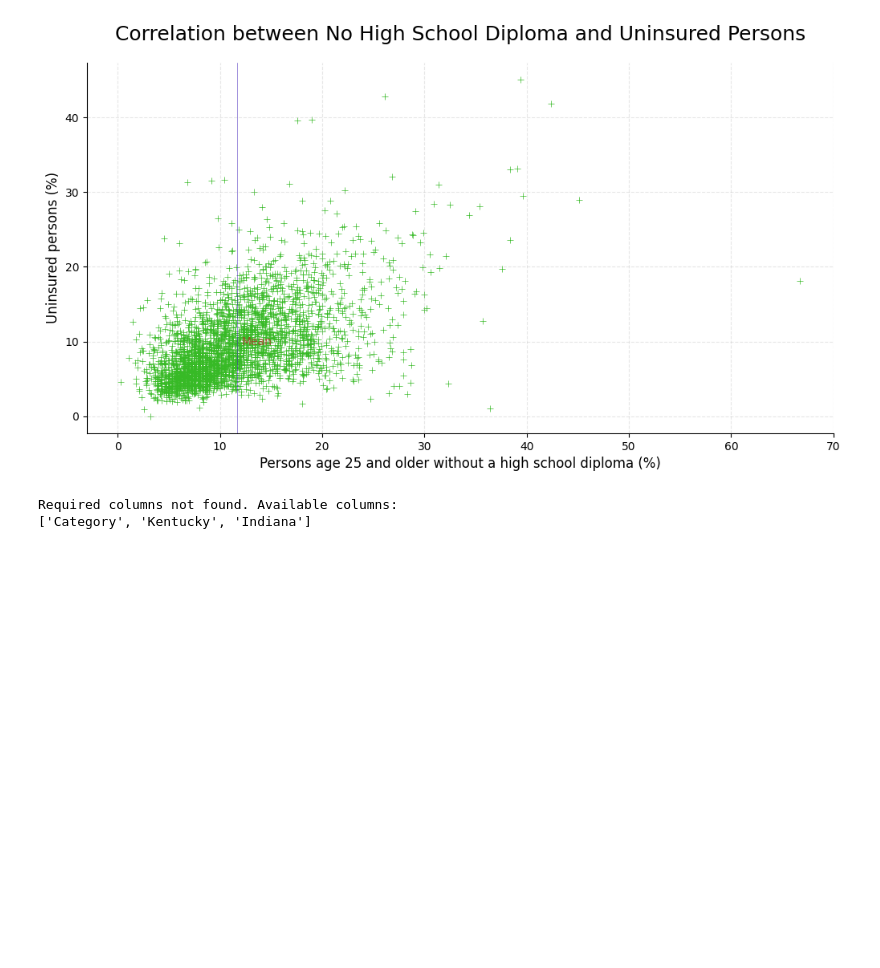
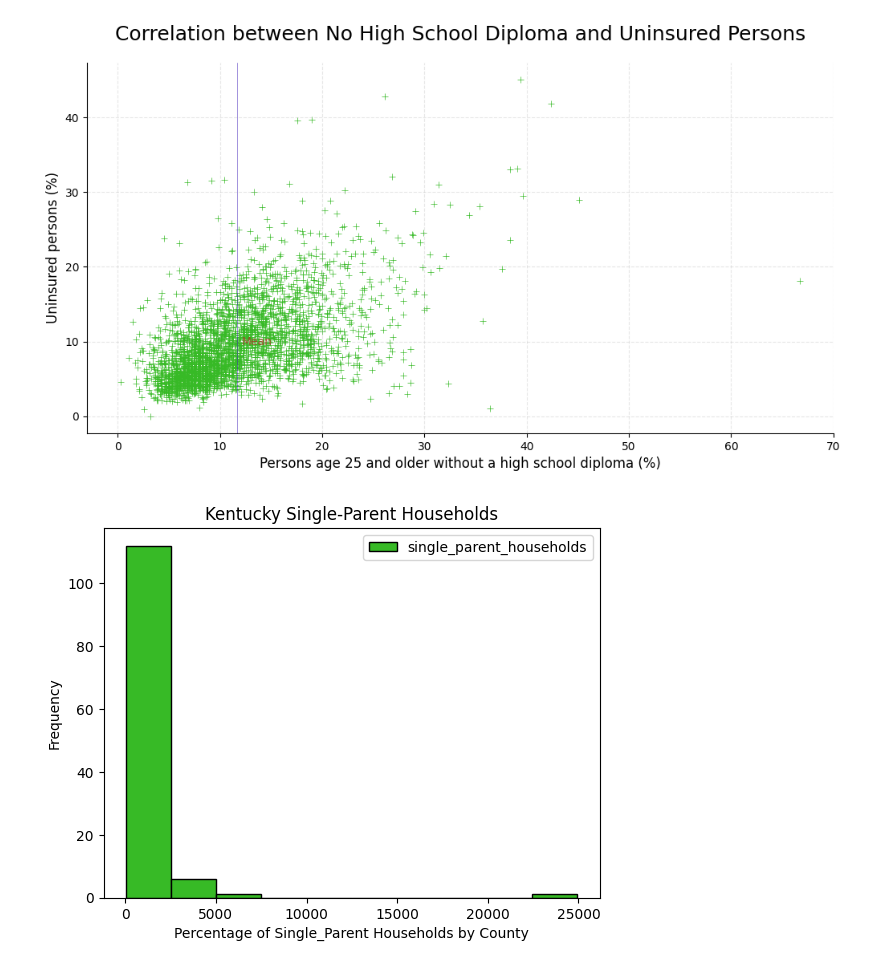
Before and after one commit to fmassaro1966/CYSocialDeterminatesFM, a Jupyter notebook: Notebook/Socialdeterminants2.ipynb, the cells around one changed output. Cells and saved outputs as stored; diff of their text form; code cells hidden in the pictures; blank space fills up the shorter version.

```diff
--- a/Notebook/Socialdeterminants2.ipynb
+++ b/Notebook/Socialdeterminants2.ipynb
@@ -140,13 +140,3 @@ rename_map = {
 }
 
 df = df.rename(columns=rename_map)
-# %%
-# Ensure dataframe 'df' is available (load it if not already defined)
-if 'pd' not in globals():
-	import pandas as pd
-
-if 'df' not in globals():
-	df = pd.read_csv('Data/FMsocial-deter.csv')
-
-print("All columns in the dataset:")
-print(df.columns.tolist())
@@ -170,16 +157,11 @@ df.head(10)
 | 8 | 1 | Alabama | AL | 1017 | Chambers County | 1017 | Chambers County, Alabama | ... |
 | 9 | 1 | Alabama | AL | 1019 | Cherokee County | 1019 | Cherokee County, Alabama | ... |
 # %%
-if 'csv_path' in globals() and csv_path is not None:
-    df = pd.read_csv(csv_path)
-else:
-    df = pd.read_csv('Data/FMsocial-deter.csv')
-
 columns_to_delete = [
-    "E_MINRTY",
-    "M_MINRTY",
-    "EP_MINRTY",
-    "MP_MINRTY"
+    "minority_population",
+    "minority_population_moe",
+    "pct_minority",
+    "pct_minority_moe"
 ]
 
 df = df.drop(columns=columns_to_delete, errors="ignore")
@@ -434,21 +387,20 @@ else:
 [figure]
 # %%
 # Plot histogram for percentage of single-parent households in Kentucky
-if "state_name" in df.columns and "pct_single_parent_households" in df.columns:
-	ky_mask = df["state_name"].astype(str).str.upper() == "KENTUCKY"
-	df[ky_mask].plot.hist(
-		column="pct_single_parent_households",
+if "state_name" in raw_df.columns and 'single_parent_households' in raw_df.columns:
+	ky_mask = raw_df["state_name"].astype(str).str.upper() == "KENTUCKY"
+	raw_df[ky_mask].plot.hist(
+		column="single_parent_households",
 		bins=10,
 		color="#37BA26",
 		edgecolor="black"
 	)
 	plt.title("Kentucky Single-Parent Households")
-	plt.xlabel("Percentage")
+	plt.xlabel("Percentage of Single_Parent Households by County")
 	plt.ylabel("Frequency")
 	plt.show()
 else:
 	print("Required columns not found. Available columns:")
-	print(df.columns.tolist())
+	print(raw_df.columns.tolist())
 # %% [output]
-Required columns not found. Available columns:
-['Category', 'Kentucky', 'Indiana']
+[figure, added]
```
Also changed, not shown: parts of 4 cells of this notebook.
